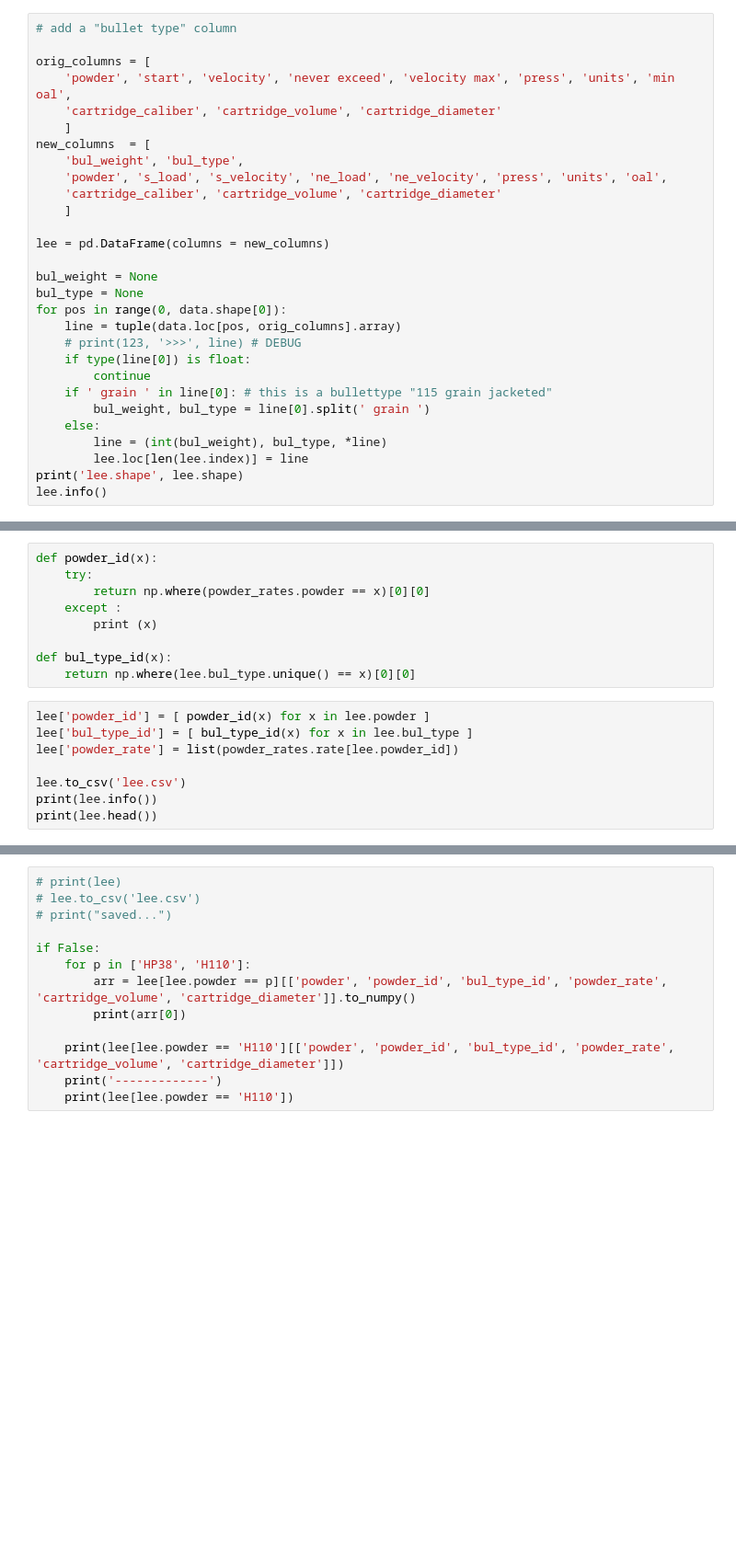
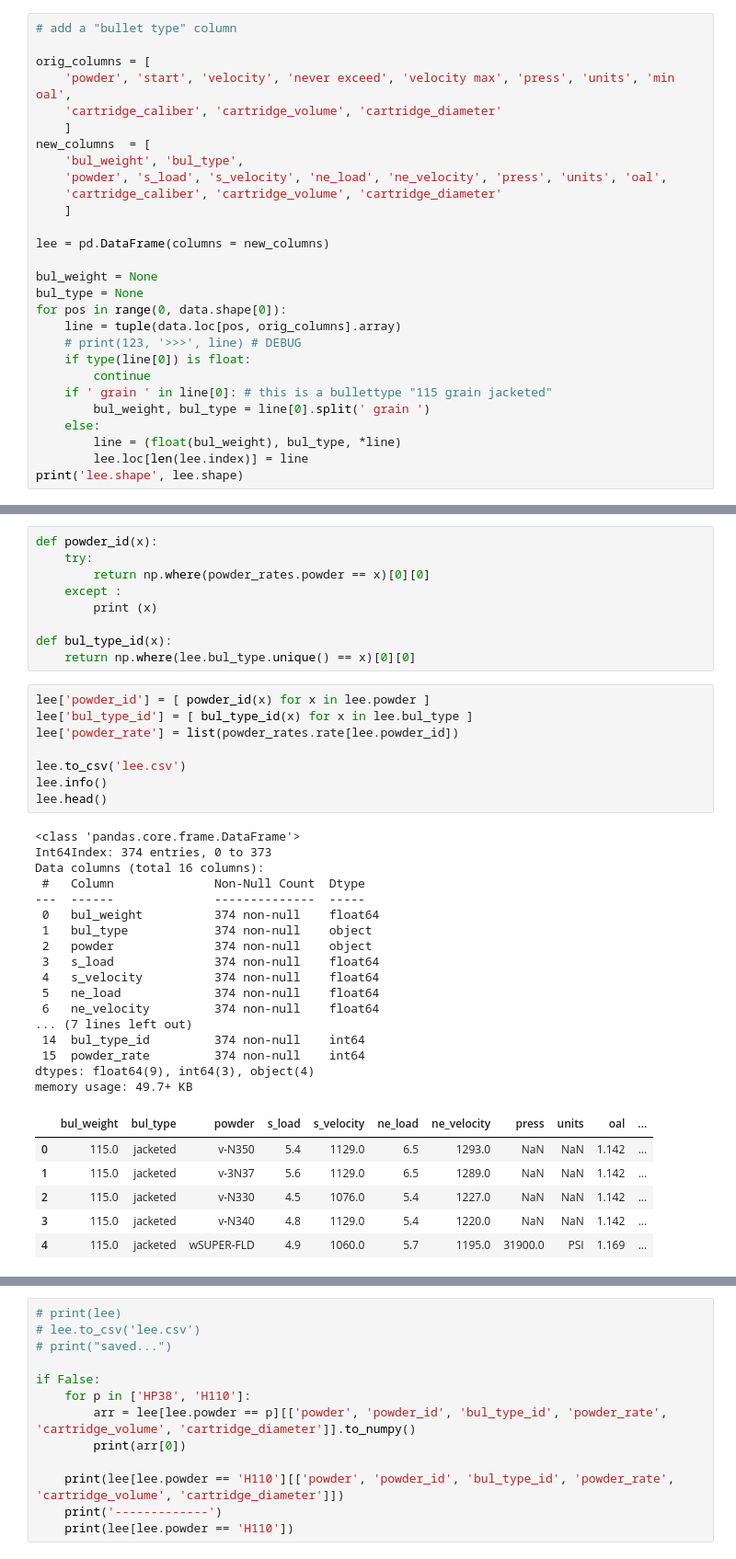
Before and after one commit to yyk99/python_junk, a Jupyter notebook: reloading/reloading.ipynb, the cells around one changed output, grey strips where cells are left out. Shown: that part at 92% size. Saved outputs shown, nothing was run; the diff lists cells and outputs as text; blank space fills up the shorter version.

```diff
--- a/reloading/reloading.ipynb
+++ b/reloading/reloading.ipynb
@@ -80,7 +129,6 @@ for pos in range(0, data.shape[0]):
     if ' grain ' in line[0]: # this is a bullettype "115 grain jacketed"
         bul_weight, bul_type = line[0].split(' grain ')
     else:
-        line = (int(bul_weight), bul_type, *line)
+        line = (float(bul_weight), bul_type, *line)
         lee.loc[len(lee.index)] = line
 print('lee.shape', lee.shape)
-lee.info()
@@ -101,8 +151,32 @@ def bul_type_id(x):
 # %%
 lee['powder_id'] = [ powder_id(x) for x in lee.powder ]
 lee['bul_type_id'] = [ bul_type_id(x) for x in lee.bul_type ]
 lee['powder_rate'] = list(powder_rates.rate[lee.powder_id])
 
 lee.to_csv('lee.csv')
-print(lee.info())
-print(lee.head())
+lee.info()
+lee.head()
+# %% [output]
+<class 'pandas.core.frame.DataFrame'>
+Int64Index: 374 entries, 0 to 373
+Data columns (total 16 columns):
+ #   Column              Non-Null Count  Dtype
+---  ------              --------------  -----
+ 0   bul_weight          374 non-null    float64
+ 1   bul_type            374 non-null    object
+ 2   powder              374 non-null    object
+ 3   s_load              374 non-null    float64
+ 4   s_velocity          374 non-null    float64
+ 5   ne_load             374 non-null    float64
+ 6   ne_velocity         374 non-null    float64
+... (7 lines left out)
+ 14  bul_type_id         374 non-null    int64
+ 15  powder_rate         374 non-null    int64
+dtypes: float64(9), int64(3), object(4)
+memory usage: 49.7+ KB
+|  | bul_weight | bul_type | powder | s_load | s_velocity | ne_load | ne_velocity | press | units | oal | ... |
+| 0 | 115.0 | jacketed | v-N350 | 5.4 | 1129.0 | 6.5 | 1293.0 | NaN | NaN | 1.142 | ... |
+| 1 | 115.0 | jacketed | v-3N37 | 5.6 | 1129.0 | 6.5 | 1289.0 | NaN | NaN | 1.142 | ... |
+| 2 | 115.0 | jacketed | v-N330 | 4.5 | 1076.0 | 5.4 | 1227.0 | NaN | NaN | 1.142 | ... |
+| 3 | 115.0 | jacketed | v-N340 | 4.8 | 1129.0 | 5.4 | 1220.0 | NaN | NaN | 1.142 | ... |
+| 4 | 115.0 | jacketed | wSUPER-FLD | 4.9 | 1060.0 | 5.7 | 1195.0 | 31900.0 | PSI | 1.169 | ... |
```
Also changed, not shown: parts of 25 cells of this notebook, 4 other files.
